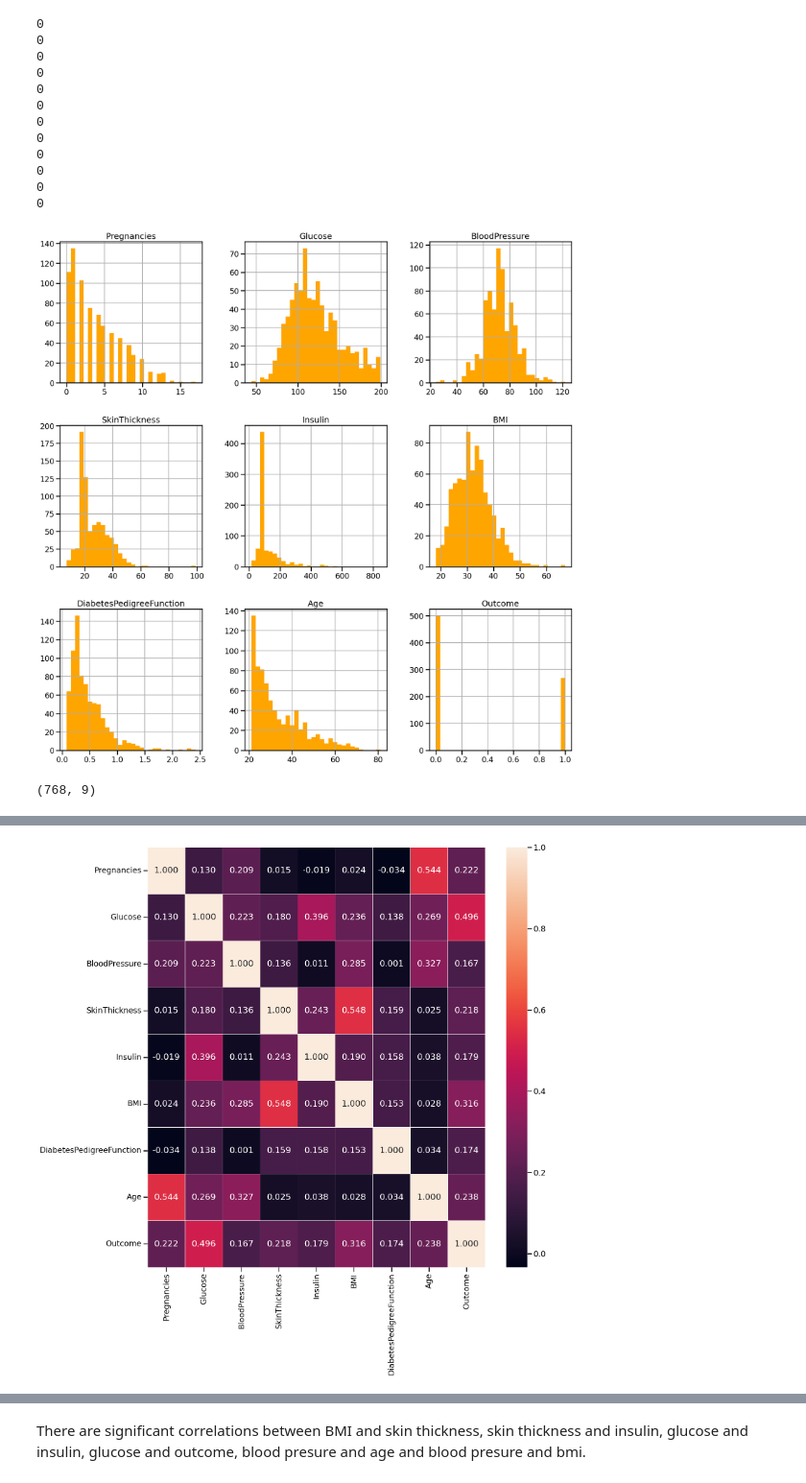
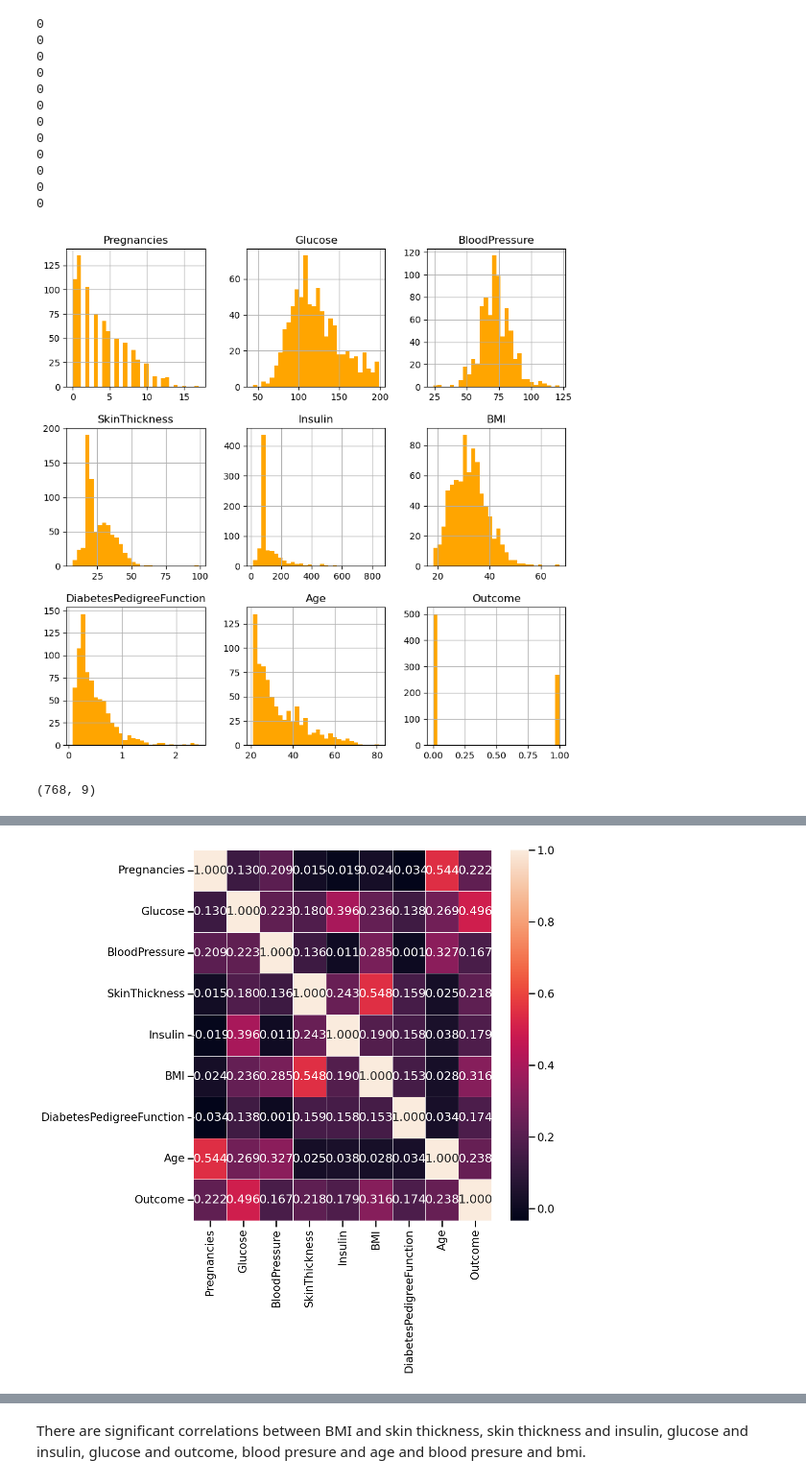
Before and after one commit to Al-1n/Diabetes_Classification, a Jupyter notebook: Diabetes_classification.ipynb, the cells around one changed output, grey strips where cells are left out. Shown at 96% size. Drawn from its saved outputs; the diff is of its cells as text; code cells hidden in the pictures.

```diff
--- a/Diabetes_classification.ipynb
+++ b/Diabetes_classification.ipynb
@@ -353,11 +357,11 @@ print(pd.DataFrame(df[(df["Insulin"] == 0) & (df["Outcome"] == 1)]).shape[0])
 0
 0
 # %%
-df.hist(bins = 30, figsize = (20, 20), color = 'orange')
+df.hist(bins = 30, figsize = (10, 10), color = 'orange')
 
 plt.show()
 # %% [output]
-[figure, old version]
+[figure, new version]
 # %%
 # Check the number of records left after cleaning
 df.shape
@@ -383,18 +387,18 @@ corr_matrix
 # %%
 # Plot the correlation matrix
 sns.set_context('talk')
 
-plt.figure(figsize = (16, 16))
+plt.figure(figsize = (10, 10))
 
 _ = sns.heatmap(corr_matrix, annot = True, fmt = ".3f", linewidths = .5)
 
 plt.show()
 
 fig = _.get_figure()
 
 fig.savefig('img/corr_mat_diabetes.png')
 # %% [output]
-[figure, old version]
+[figure, new version]
 # %%
 ## Export the histograms to an image file
 # Determine the number of rows and columns for subplots
```
Also changed, not shown: parts of 22 cells of this notebook, 25 other files.
